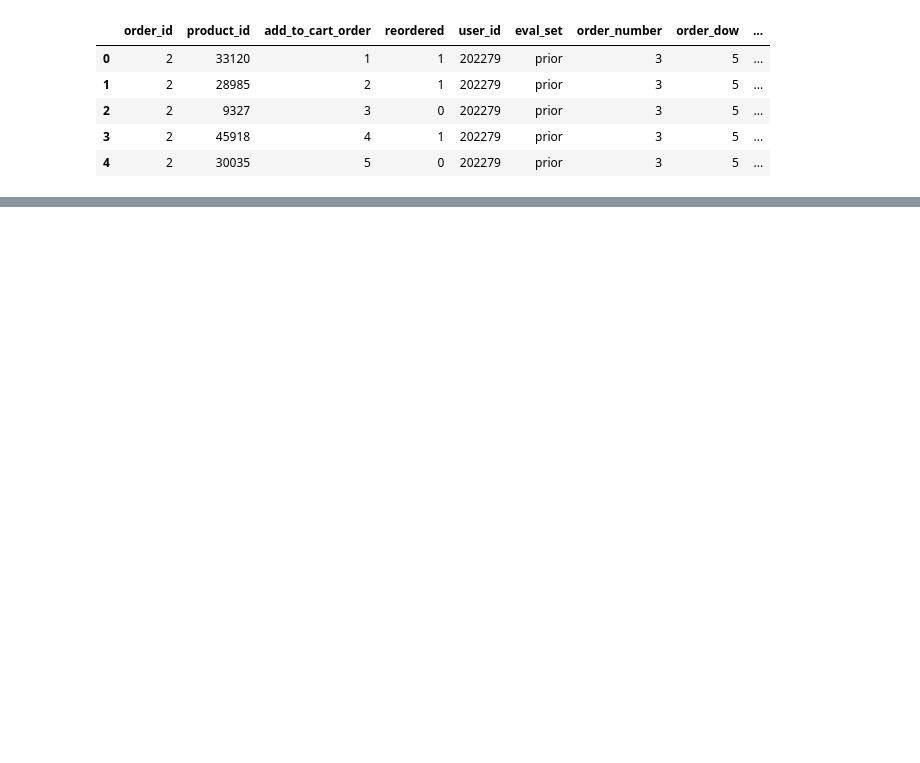
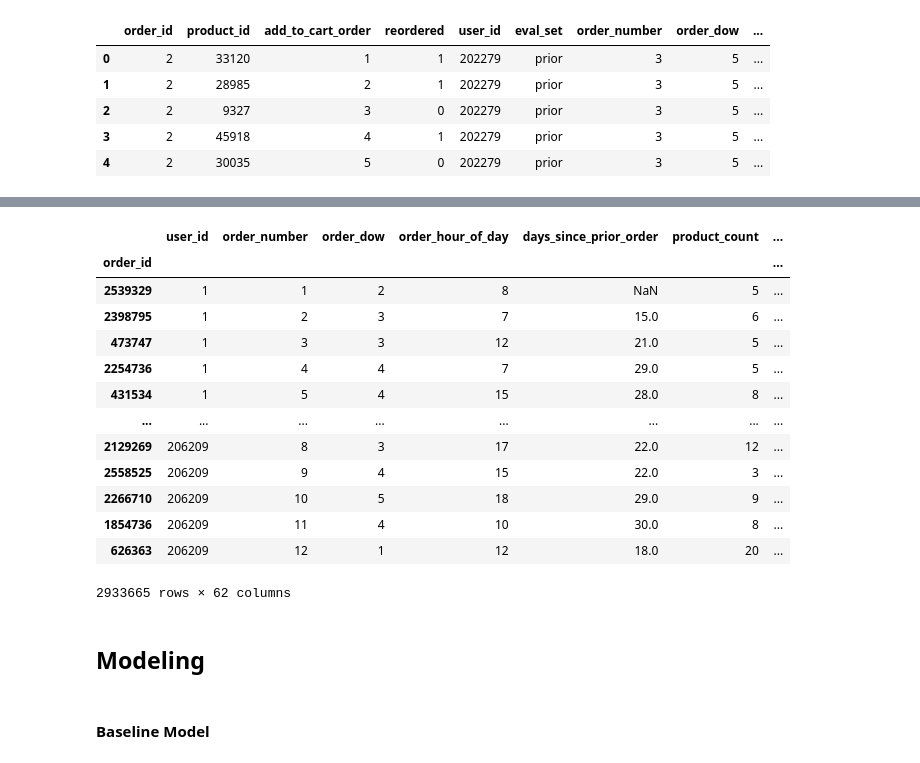
Before and after one commit to blottb7/instacart, a Jupyter notebook: notebooks/02_full_data/ben_full_data_modeling_2.ipynb, the cells around one changed output, grey strips where cells are left out. Saved outputs shown, nothing was run; the diff lists cells and outputs as text; code cells hidden in the pictures; blank space fills up the shorter version.

Commit message:
Built logistic regression model. Explored features and relationships.

```diff
--- a/notebooks/02_full_data/ben_full_data_modeling_2.ipynb
+++ b/notebooks/02_full_data/ben_full_data_modeling_2.ipynb
@@ -60,0 +179,11 @@ df
+# %%
+# Split the data into train, validation, and test sets by each customer's orders, chronologically.
+# The test set is the last available order in order_df, validation second to last, and train the remaining orders.
+test_df = order_df[order_df["order_from_end"] == 0].drop(columns=["order_from_end"])
+val_df = order_df[order_df["order_from_end"] == 1].drop(columns=["order_from_end"])
+train_df = order_df[order_df["order_from_end"] >= 2].drop(columns=["order_from_end"])
+
+# Drop rows without a target variable.
+train_df = train_df.dropna(subset=["next_order_within_7_days"])
+val_df = val_df.dropna(subset=["next_order_within_7_days"])
+test_df = test_df.dropna(subset=["next_order_within_7_days"])
@@ -60,0 +199,21 @@ df
+# %%
+train_df
+# %% [output]
+|  | user_id | order_number | order_dow | order_hour_of_day | days_since_prior_order | product_count | ... |
+| order_id |  |  |  |  |  |  | ... |
+| 2539329 | 1 | 1 | 2 | 8 | NaN | 5 | ... |
+| 2398795 | 1 | 2 | 3 | 7 | 15.0 | 6 | ... |
+| 473747 | 1 | 3 | 3 | 12 | 21.0 | 5 | ... |
+| 2254736 | 1 | 4 | 4 | 7 | 29.0 | 5 | ... |
+| 431534 | 1 | 5 | 4 | 15 | 28.0 | 8 | ... |
+| ... | ... | ... | ... | ... | ... | ... | ... |
+| 2129269 | 206209 | 8 | 3 | 17 | 22.0 | 12 | ... |
+| 2558525 | 206209 | 9 | 4 | 15 | 22.0 | 3 | ... |
+| 2266710 | 206209 | 10 | 5 | 18 | 29.0 | 9 | ... |
+| 1854736 | 206209 | 11 | 4 | 10 | 30.0 | 8 | ... |
+| 626363 | 206209 | 12 | 1 | 12 | 18.0 | 20 | ... |
+2933665 rows × 62 columns
+# %% [markdown]
+## Modeling
+# %% [markdown]
+#### Baseline Model
```
Also changed, not shown: parts of 18 cells of this notebook.
